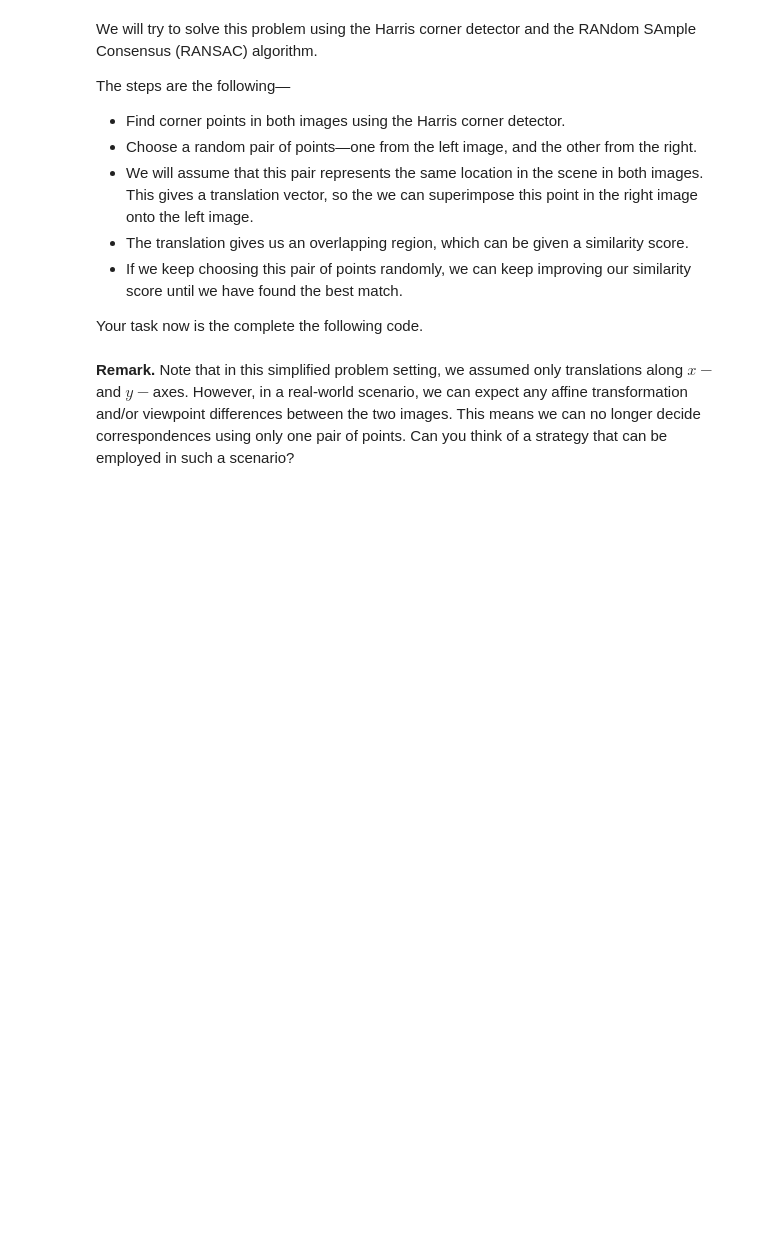
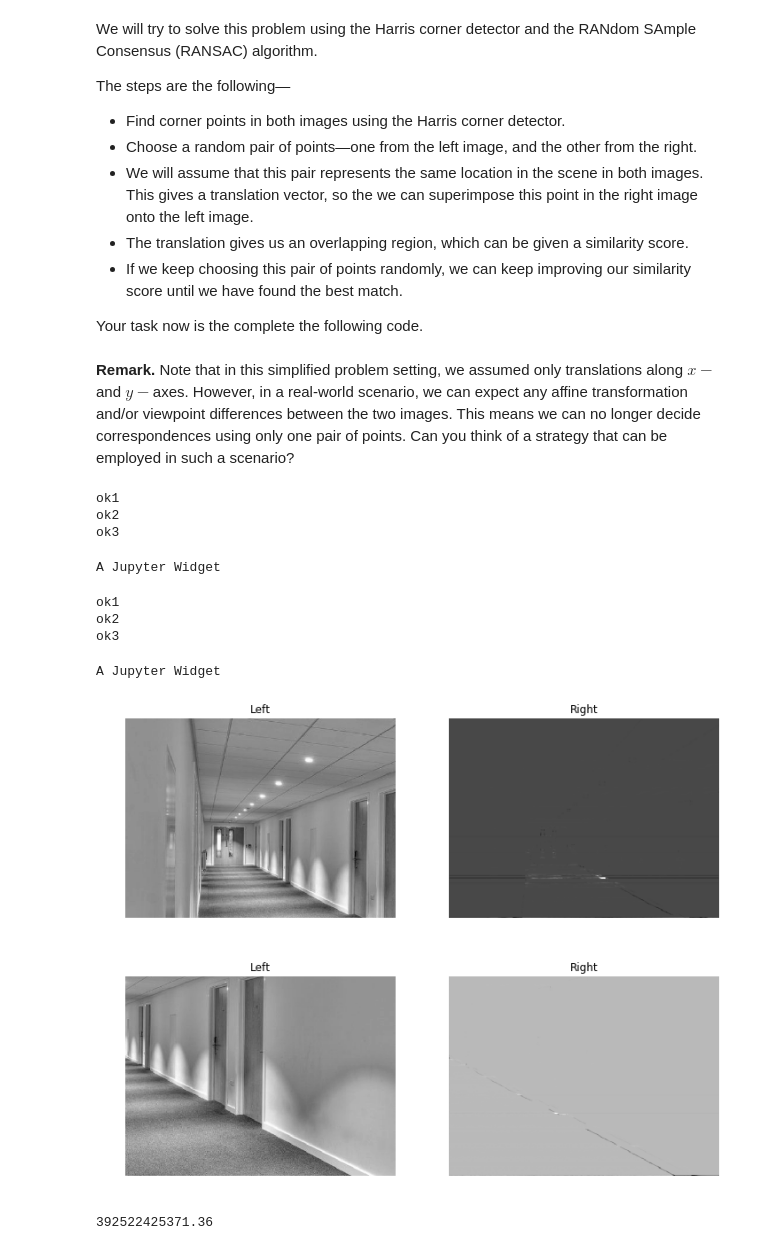
Before and after one commit to VincentAuriau/Visual_Computing, a Jupyter notebook: Assignment_1/VIC2018_Assignment1.ipynb, the cells around one changed output. Drawn from its saved outputs; the diff is of its cells as text; code cells hidden in the pictures; blank space fills up the shorter version.

```diff
--- a/Assignment_1/VIC2018_Assignment1.ipynb
+++ b/Assignment_1/VIC2018_Assignment1.ipynb
@@ -395,3 +398,50 @@ def stitch_images(left, right, max_tries=1000):
     return stitched_image
 # %% [markdown]
 **Remark.** Note that in this simplified problem setting, we assumed only translations along $x-$ and $y-$axes. However, in a real-world scenario, we can expect any affine transformation and/or viewpoint differences between the two images. This means we can no longer decide correspondences using only one pair of points. Can you think of a strategy that can be employed in such a scenario?
+# %%
+corners_left  = harris_corner_detector(left_img)
+corners_right = harris_corner_detector(right_img)
+
+plt.figure(figsize=(12,6))
+
+plt.subplot(1, 2, 1)
+plt.imshow(left_img, cmap='gray')
+plt.axis('off')
+plt.title('Left')
+
+plt.subplot(1, 2, 2)
+plt.imshow(corners_left, cmap='gray')
+plt.axis('off')
+plt.title('Right')
+
+plt.show()
+
+plt.figure(figsize=(12,6))
+
+plt.subplot(1, 2, 1)
+plt.imshow(right_img, cmap='gray')
+plt.axis('off')
+plt.title('Left')
+
+plt.subplot(1, 2, 2)
+plt.imshow(corners_right, cmap='gray')
+plt.axis('off')
+plt.title('Right')
+
+plt.show()
+# %% [output]
+ok1
+ok2
+ok3
+A Jupyter Widget
+ok1
+ok2
+ok3
+A Jupyter Widget
+[figure, added]
+[figure, added]
+# %%
+R_max = np.amax(corners_left)
+print(R_max)
+# %% [output]
+392522425371.36
```
Also changed, not shown: parts of 7 cells of this notebook.
